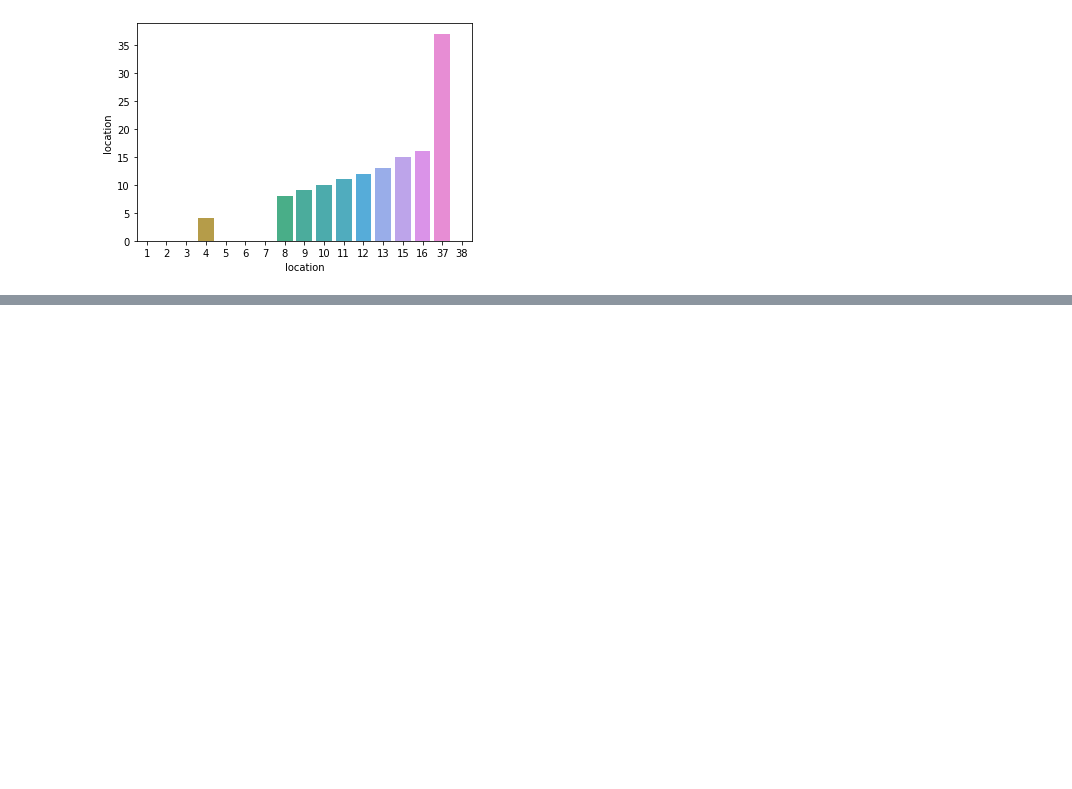
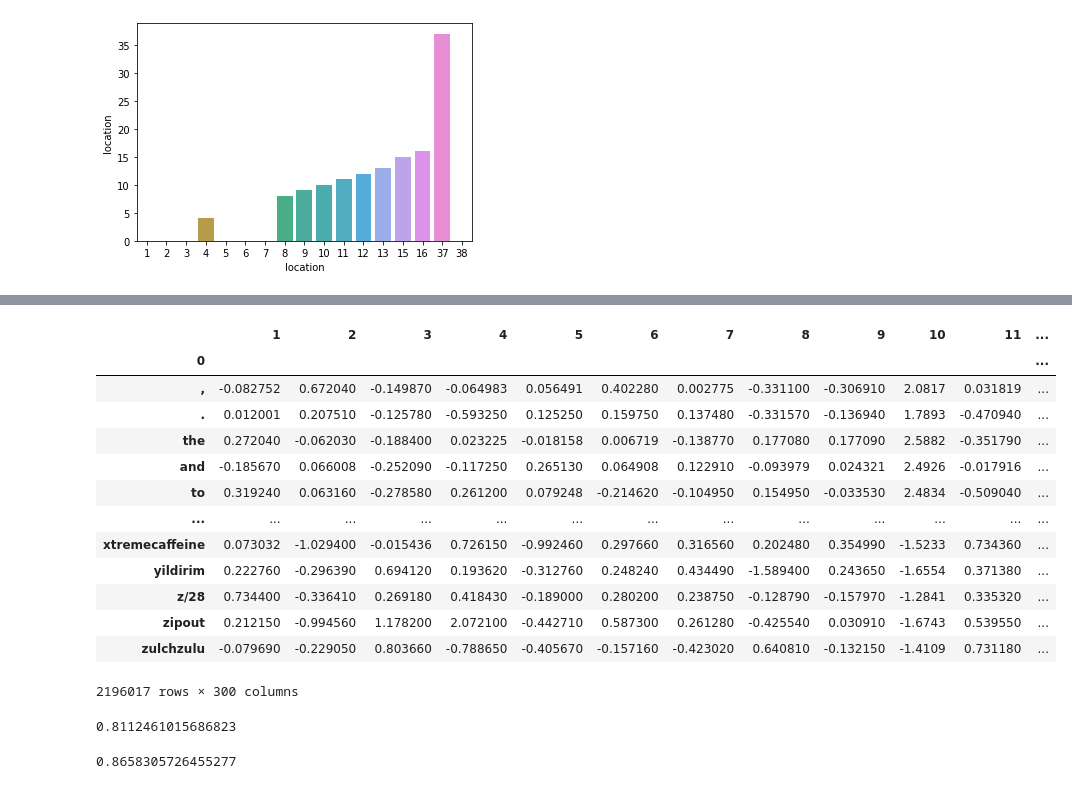
Before and after one commit to Tejas-Nanaware/Collection-of-ML-Models, a Jupyter notebook: NLP & EDA/EDA.ipynb, the cells around one changed output, grey strips where cells are left out. Saved outputs shown, nothing was run; the diff lists cells and outputs as text; code cells hidden in the pictures; blank space fills up the shorter version.

```diff
--- a/NLP & EDA/EDA.ipynb
+++ b/NLP & EDA/EDA.ipynb
@@ -200,0 +1119,19 @@ sns.barplot(x=test_location.index, y=test_location.values, data=test_location)
+# %%
+glove = pd.read_table(path.join(DATA_PATH, 'glove.840B.300d.txt'), sep=" ", index_col=0, header=None, quoting=csv.QUOTE_NONE)
+# %%
+glove
+# %% [output]
+|  | 1 | 2 | 3 | 4 | 5 | 6 | 7 | 8 | 9 | 10 | 11 | ... |
+| 0 |  |  |  |  |  |  |  |  |  |  |  | ... |
+| , | -0.082752 | 0.672040 | -0.149870 | -0.064983 | 0.056491 | 0.402280 | 0.002775 | -0.331100 | -0.306910 | 2.0817 | 0.031819 | ... |
+| . | 0.012001 | 0.207510 | -0.125780 | -0.593250 | 0.125250 | 0.159750 | 0.137480 | -0.331570 | -0.136940 | 1.7893 | -0.470940 | ... |
+| the | 0.272040 | -0.062030 | -0.188400 | 0.023225 | -0.018158 | 0.006719 | -0.138770 | 0.177080 | 0.177090 | 2.5882 | -0.351790 | ... |
+| and | -0.185670 | 0.066008 | -0.252090 | -0.117250 | 0.265130 | 0.064908 | 0.122910 | -0.093979 | 0.024321 | 2.4926 | -0.017916 | ... |
+| to | 0.319240 | 0.063160 | -0.278580 | 0.261200 | 0.079248 | -0.214620 | -0.104950 | 0.154950 | -0.033530 | 2.4834 | -0.509040 | ... |
+| ... | ... | ... | ... | ... | ... | ... | ... | ... | ... | ... | ... | ... |
+| xtremecaffeine | 0.073032 | -1.029400 | -0.015436 | 0.726150 | -0.992460 | 0.297660 | 0.316560 | 0.202480 | 0.354990 | -1.5233 | 0.734360 | ... |
+| yildirim | 0.222760 | -0.296390 | 0.694120 | 0.193620 | -0.312760 | 0.248240 | 0.434490 | -1.589400 | 0.243650 | -1.6554 | 0.371380 | ... |
+| z/28 | 0.734400 | -0.336410 | 0.269180 | 0.418430 | -0.189000 | 0.280200 | 0.238750 | -0.128790 | -0.157970 | -1.2841 | 0.335320 | ... |
+| zipout | 0.212150 | -0.994560 | 1.178200 | 2.072100 | -0.442710 | 0.587300 | 0.261280 | -0.425540 | 0.030910 | -1.6743 | 0.539550 | ... |
+| zulchzulu | -0.079690 | -0.229050 | 0.803660 | -0.788650 | -0.405670 | -0.157160 | -0.423020 | 0.640810 | -0.132150 | -1.4109 | 0.731180 | ... |
+2196017 rows × 300 columns
@@ -200,0 +1140,4 @@ sns.barplot(x=test_location.index, y=test_location.values, data=test_location)
+# %%
+glove_train_vocab_covered
+# %% [output]
+0.8112461015686823
@@ -200,0 +1146,4 @@ sns.barplot(x=test_location.index, y=test_location.values, data=test_location)
+# %%
+glove_test_vocab_covered
+# %% [output]
+0.8658305726455277
```
Also changed, not shown: parts of 32 cells of this notebook.
